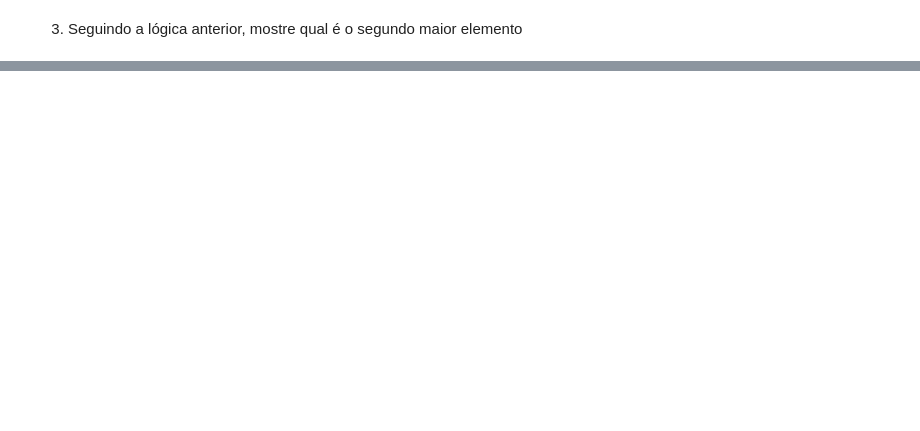
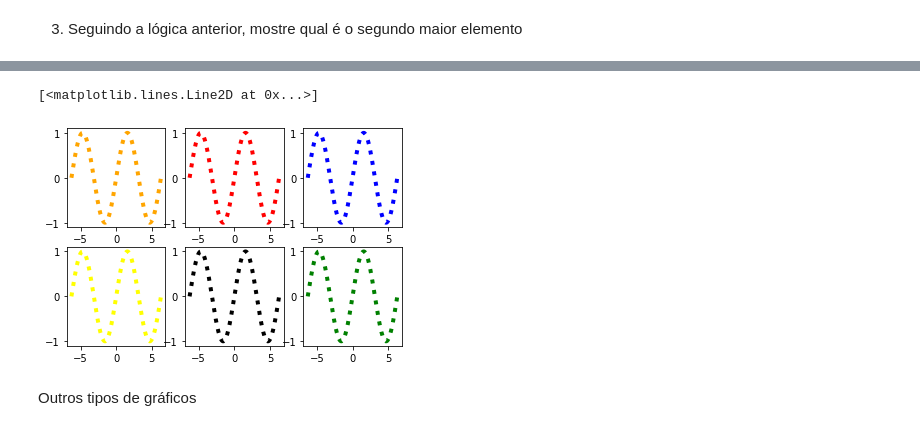
Before and after one commit to GuilhermeRuy97/Curso-ministrado-Python-para-Dados, a Jupyter notebook: 05_05_2022.ipynb, the cells around one changed output, grey strips where cells are left out. Drawn from its saved outputs; the diff is of its cells as text; code cells hidden in the pictures; blank space fills up the shorter version.

```diff
--- a/05_05_2022.ipynb
+++ b/05_05_2022.ipynb
@@ -2078,0 +2246,29 @@ print(array_aux)
+# %%
+# Extra: mais de um plot por vez (subplot)
+
+X = np.linspace(-2 * np.pi, 2 * np.pi, 1000)
+Y = np.sin(X)
+
+
+plt.subplot(2, 3, 1)   # Dado um esquema de 2 linhas e 3 colunas, coloque o próximo gráfico na primeira posição
+plt.plot(X, Y, color='orange', linewidth = 4, linestyle = ':')
+
+plt.subplot(2, 3, 2)
+plt.plot(X, Y, color='red', linewidth = 4, linestyle = ':')
+
+plt.subplot(2, 3, 3)
+plt.plot(X, Y, color='blue', linewidth = 4, linestyle = ':')
+
+plt.subplot(2, 3, 4)
+plt.plot(X, Y, color='yellow', linewidth = 4, linestyle = ':')
+
+plt.subplot(2, 3, 5)
+plt.plot(X, Y, color='black', linewidth = 4, linestyle = ':')
+
+plt.subplot(2, 3, 6)
+plt.plot(X, Y, color='green', linewidth = 4, linestyle = ':')
+# %% [output]
+[<matplotlib.lines.Line2D at 0x...>]
+[figure, added]
+# %% [markdown]
+Outros tipos de gráficos
```
Also changed, not shown: parts of 54 cells of this notebook.
